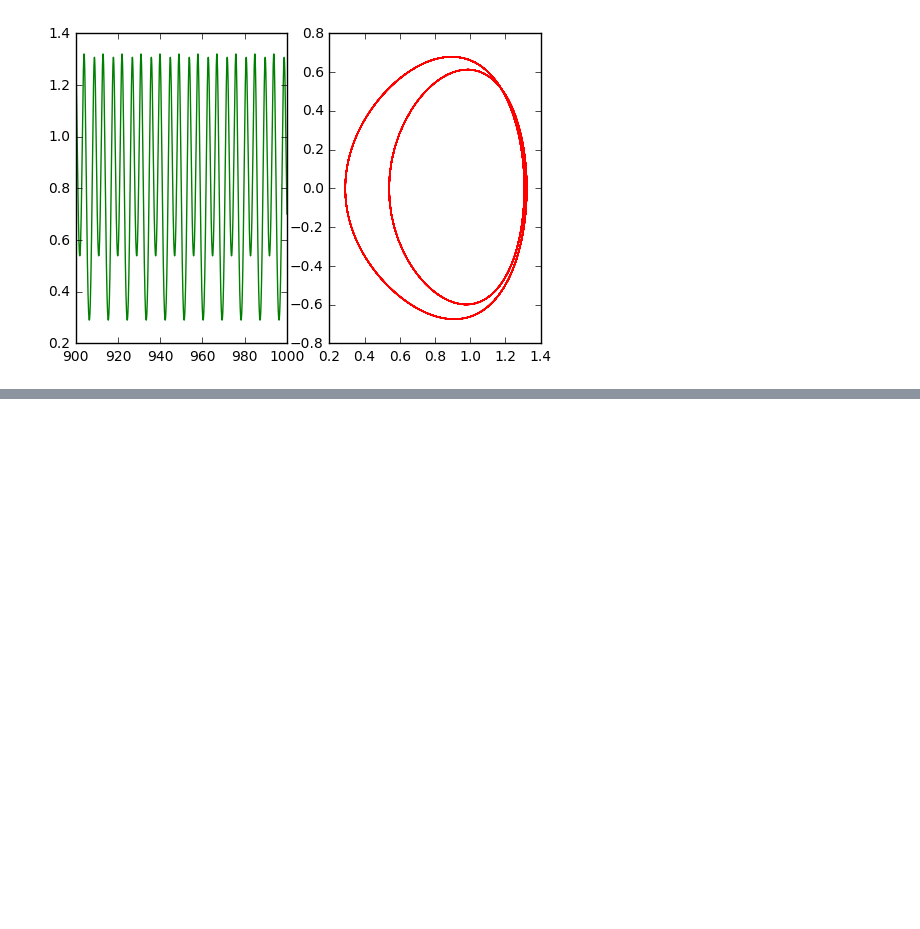
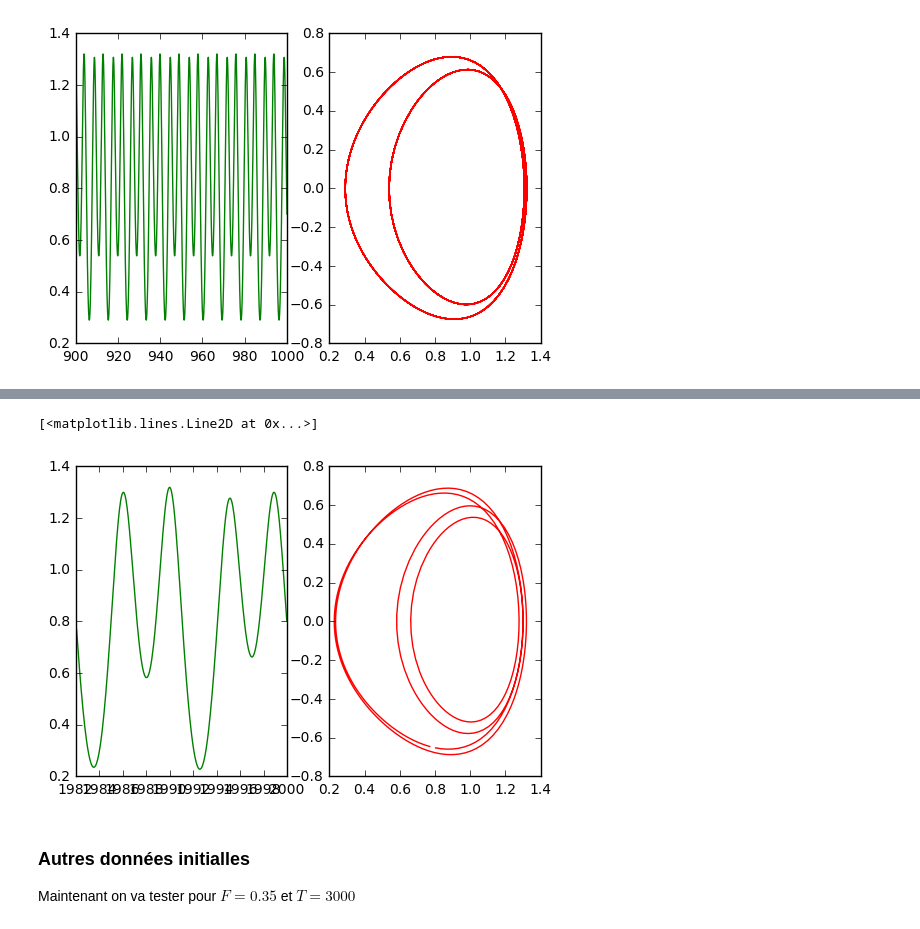
Before and after one commit to DiegoAsterio/equa-diff-3M236, a Jupyter notebook: 3M236_projet.ipynb, the cells around one changed output, grey strips where cells are left out. Saved outputs shown, nothing was run; the diff lists cells and outputs as text; code cells hidden in the pictures; blank space fills up the shorter version.

```diff
--- a/3M236_projet.ipynb
+++ b/3M236_projet.ipynb
@@ -420,0 +476,17 @@ plt.plot(ug900,vg900,color = 'red')
+# %%
+k = 2*math.pi/omega
+intervalle = [T-4*k,T] #i=4 on trouve un periode
+# %%
+tk, uk, vk = EDO.separate_solutions(t_,u,v,intervalle[0],intervalle[1])
+
+plt.subplot(121)
+plt.plot(tk,uk,color = 'green')
+
+plt.subplot(122)
+plt.plot(uk,vk,color = 'red')
+# %% [output]
+[<matplotlib.lines.Line2D at 0x...>]
+[figure, added]
+# %% [markdown]
+### Autres données initialles
+Maintenant on va tester pour  $F=0.35$ et $T=3000$
```
Also changed, not shown: parts of 15 cells of this notebook.
